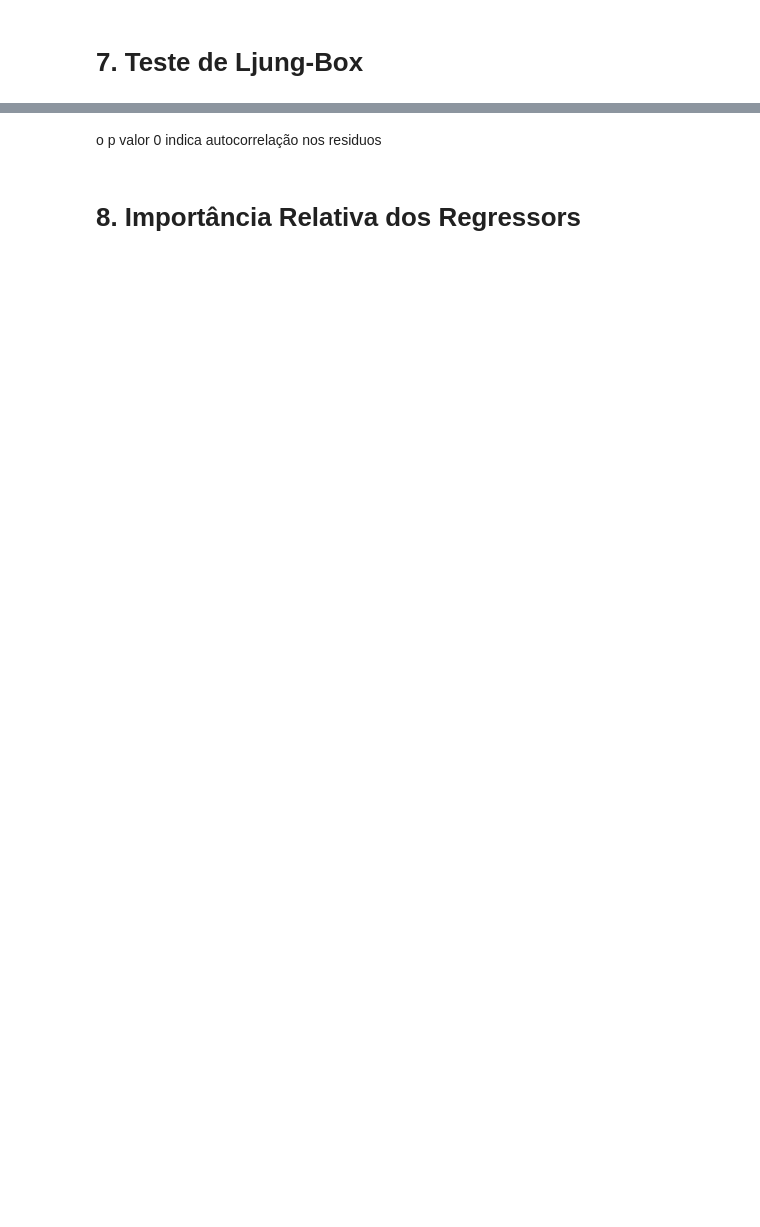
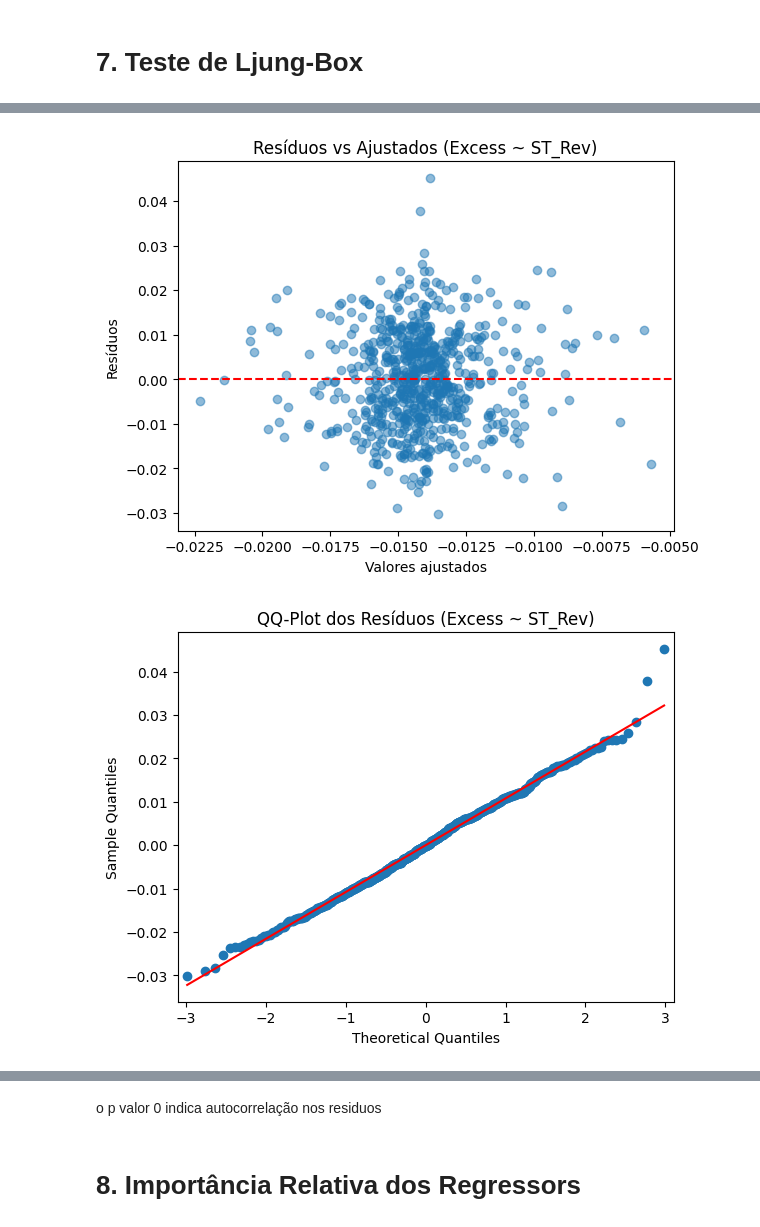
Before and after one commit to viniciuscaregnato/Fama-French-regression, a Jupyter notebook: trabalho 1.ipynb, the cells around one changed output, grey strips where cells are left out. Saved outputs shown, nothing was run; the diff lists cells and outputs as text; code cells hidden in the pictures; blank space fills up the shorter version.

```diff
--- a/trabalho 1.ipynb
+++ b/trabalho 1.ipynb
@@ -1071,0 +1179,11 @@ print(ljung_box)
+# %%
+# teste do modelo candidato
+
+## Analisando o modelo escolhido após remover observações influentes ( Excess ~ Mom + ST_Rev)
+Y = df_filtrado["ExcessRet"]
+X = df_filtrado[["Mom", "ST_Rev"]]
+X_const = sm.add_constant(X)
+
+model = sm.OLS(Y, X_const).fit()
+
+print(model.summary())
@@ -1071,0 +1210,9 @@ print(ljung_box)
+# %%
+## 7.2 modelo final escolhido
+Y = df_filtrado["ExcessRet"]
+X = df_filtrado[["ST_Rev"]]
+X_const = sm.add_constant(X)
+
+model = sm.OLS(Y, X_const).fit()
+
+print(model.summary())
@@ -1071,0 +1237,34 @@ print(ljung_box)
+# %%
+
+# Resíduos e valores ajustados
+resid = model.resid
+fitted = model.fittedvalues
+# 1. Resíduos vs Ajustados (homocedasticidade)
+plt.scatter(fitted, resid, alpha=0.5)
+plt.axhline(0, color="red", linestyle="--")
+plt.xlabel("Valores ajustados")
+plt.ylabel("Resíduos")
+plt.title("Resíduos vs Ajustados (Excess ~ ST_Rev)")
+plt.show()
+
+
+# 2. QQ-Plot (normalidade dos resíduos)
+sm.qqplot(resid, line="s")
+plt.title("QQ-Plot dos Resíduos (Excess ~ ST_Rev)")
+plt.show()
+
+# 3. Histograma dos resíduos
+sns.histplot(resid, kde=True)
+plt.title("Distribuição dos Resíduos (Excess ~ ST_Rev)")
+plt.show()
+# loop para cada variável explicativa
+for var in X.columns:
+    plt.scatter(X[var], resid, alpha=0.5)
+    plt.axhline(0, color="red", linestyle="--")
+    plt.xlabel(var)
+    plt.ylabel("Resíduos")
+    plt.title(f"Resíduos vs {var}")
+    plt.show()
+# %% [output]
+[figure, added]
+[figure, added]
```
Also changed, not shown: parts of 40 cells of this notebook.
